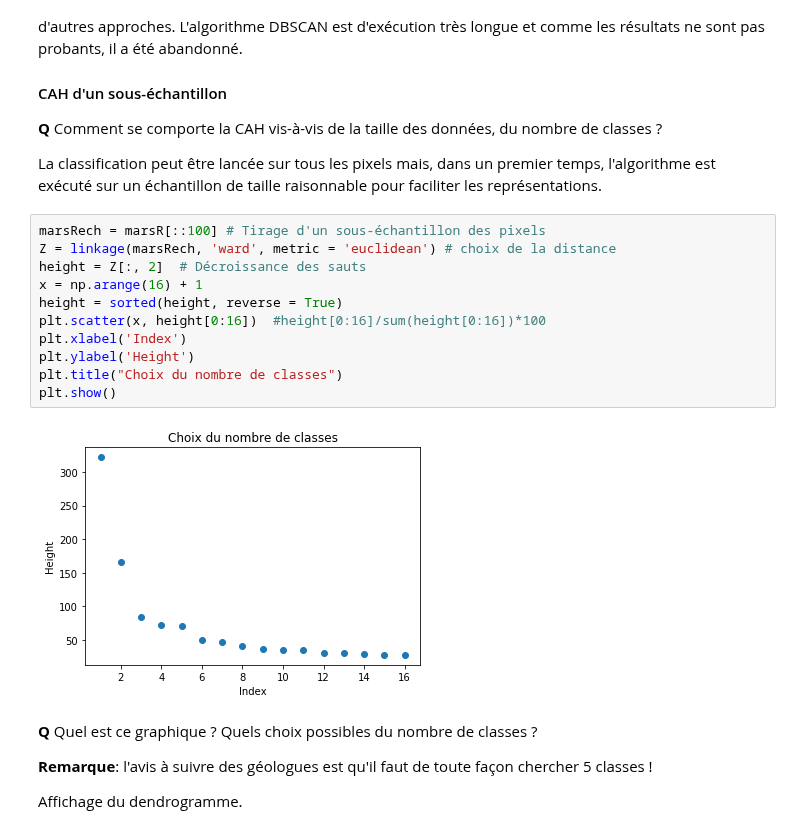
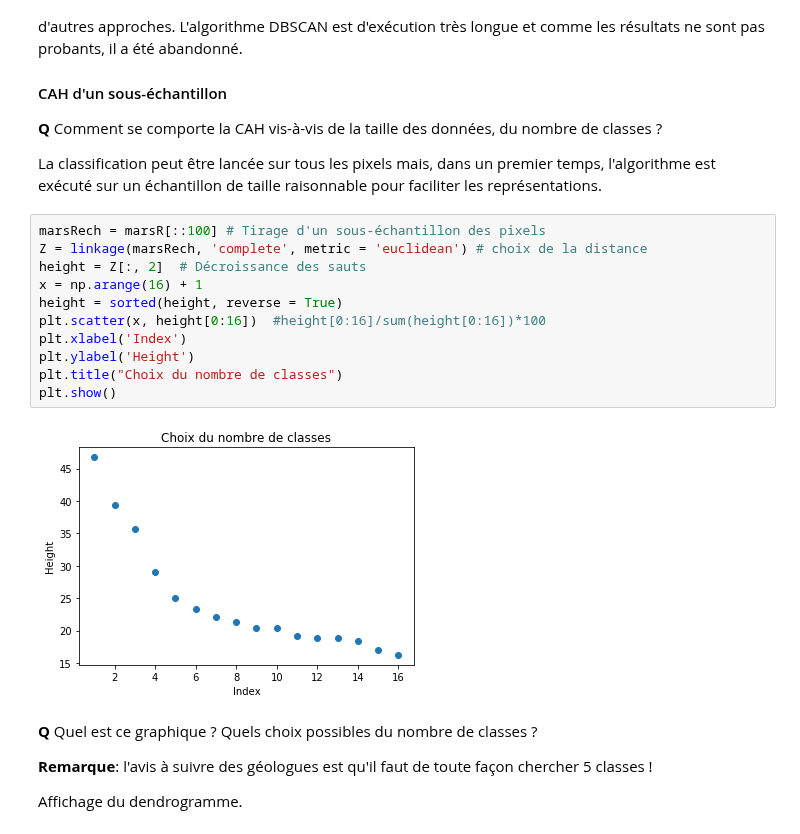
Before and after one commit to wikistat/Exploration, a Jupyter notebook: Mars/ML-Tutorial-Mars.ipynb, the cells around one changed output. Drawn from its saved outputs; the diff is of its cells as text.

```diff
--- a/Mars/ML-Tutorial-Mars.ipynb
+++ b/Mars/ML-Tutorial-Mars.ipynb
@@ -415,17 +420,17 @@ L'algorithme $k$-*means* conduit à des résultats satisfaisants. Ceux-ci sont c
 La classification peut être lancée sur tous les pixels mais, dans un premier temps, l'algorithme est exécuté sur un échantillon de taille raisonnable pour faciliter les représentations.
 # %%
 marsRech = marsR[::100] # Tirage d'un sous-échantillon des pixels
-Z = linkage(marsRech, 'ward', metric = 'euclidean') # choix de la distance
+Z = linkage(marsRech, 'complete', metric = 'euclidean') # choix de la distance
 height = Z[:, 2]  # Décroissance des sauts
 x = np.arange(16) + 1
 height = sorted(height, reverse = True)
 plt.scatter(x, height[0:16])  #height[0:16]/sum(height[0:16])*100
 plt.xlabel('Index')
 plt.ylabel('Height')
 plt.title("Choix du nombre de classes")
 plt.show()
 # %% [output]
-[figure, old version]
+[figure, new version]
 # %% [markdown]
 **Q** Quel est ce graphique ? Quels choix possibles du nombre de classes ?
 
```
Also changed, not shown: parts of 20 cells of this notebook.
